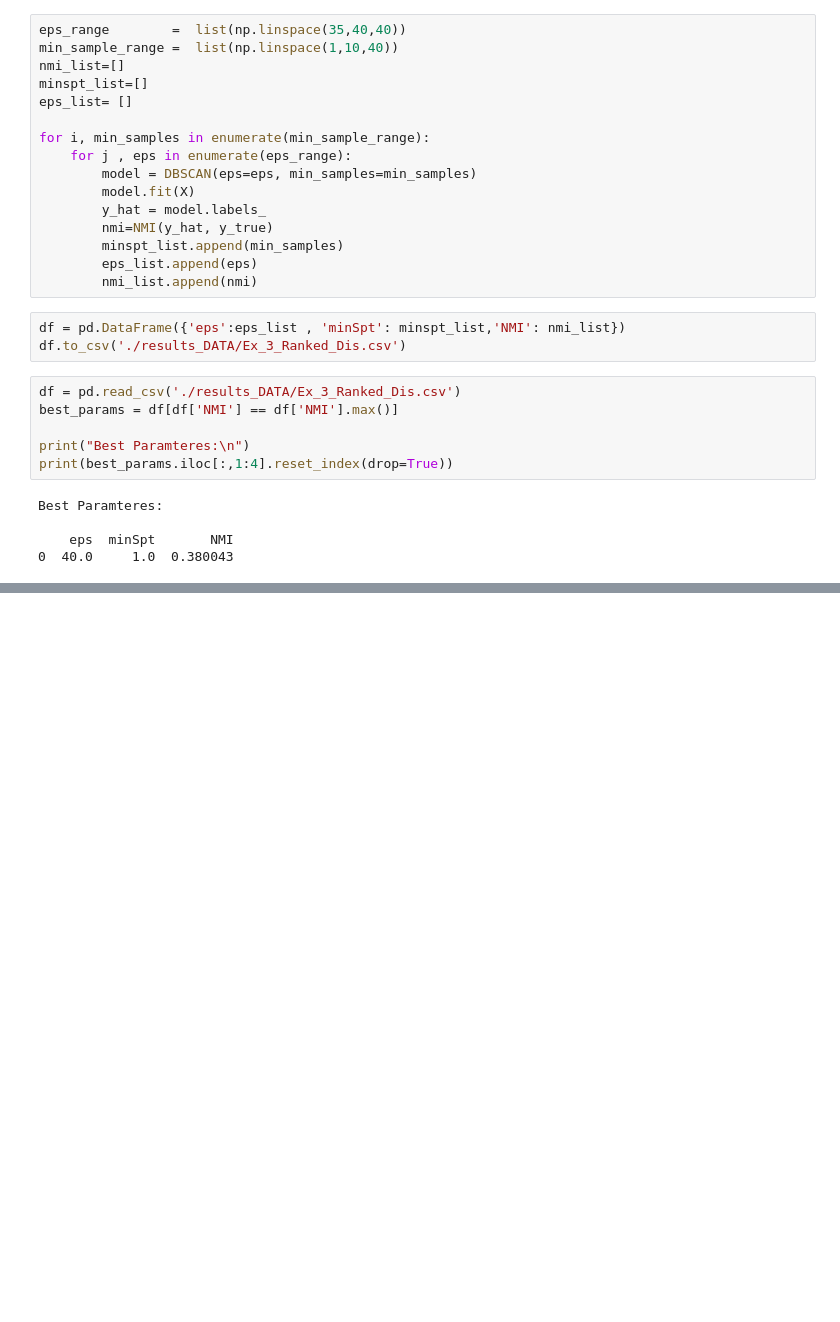
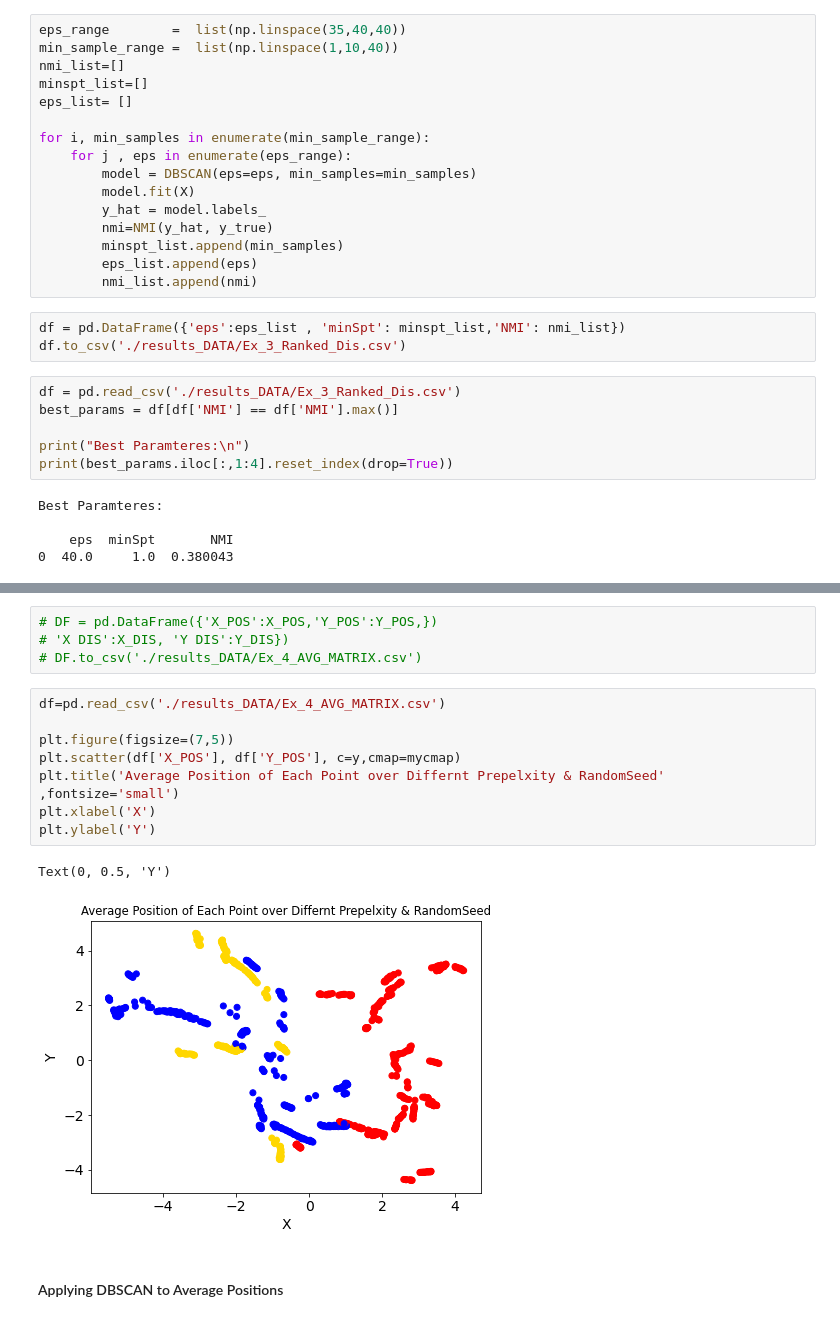
Before and after one commit to aidinattar/LoCP_MODB, a Jupyter notebook: Week5/Group2211__tSNE.ipynb, the cells around one changed output, grey strips where cells are left out. Cells and saved outputs as stored; diff of their text form; blank space fills up the shorter version.

```diff
--- a/Week5/Group2211__tSNE.ipynb
+++ b/Week5/Group2211__tSNE.ipynb
@@ -850,0 +981,18 @@ Best Paramteres:
+# %%
+# DF = pd.DataFrame({'X_POS':X_POS,'Y_POS':Y_POS,})
+# 'X DIS':X_DIS, 'Y DIS':Y_DIS})
+# DF.to_csv('./results_DATA/Ex_4_AVG_MATRIX.csv')
+# %%
+df=pd.read_csv('./results_DATA/Ex_4_AVG_MATRIX.csv')
+
+plt.figure(figsize=(7,5))
+plt.scatter(df['X_POS'], df['Y_POS'], c=y,cmap=mycmap)
+plt.title('Average Position of Each Point over Differnt Prepelxity & RandomSeed'
+,fontsize='small')
+plt.xlabel('X')
+plt.ylabel('Y')
+# %% [output]
+Text(0, 0.5, 'Y')
+[figure, added]
+# %% [markdown]
+#### Applying DBSCAN to Average Positions
```
Also changed, not shown: parts of 19 cells of this notebook, 1 other file.
